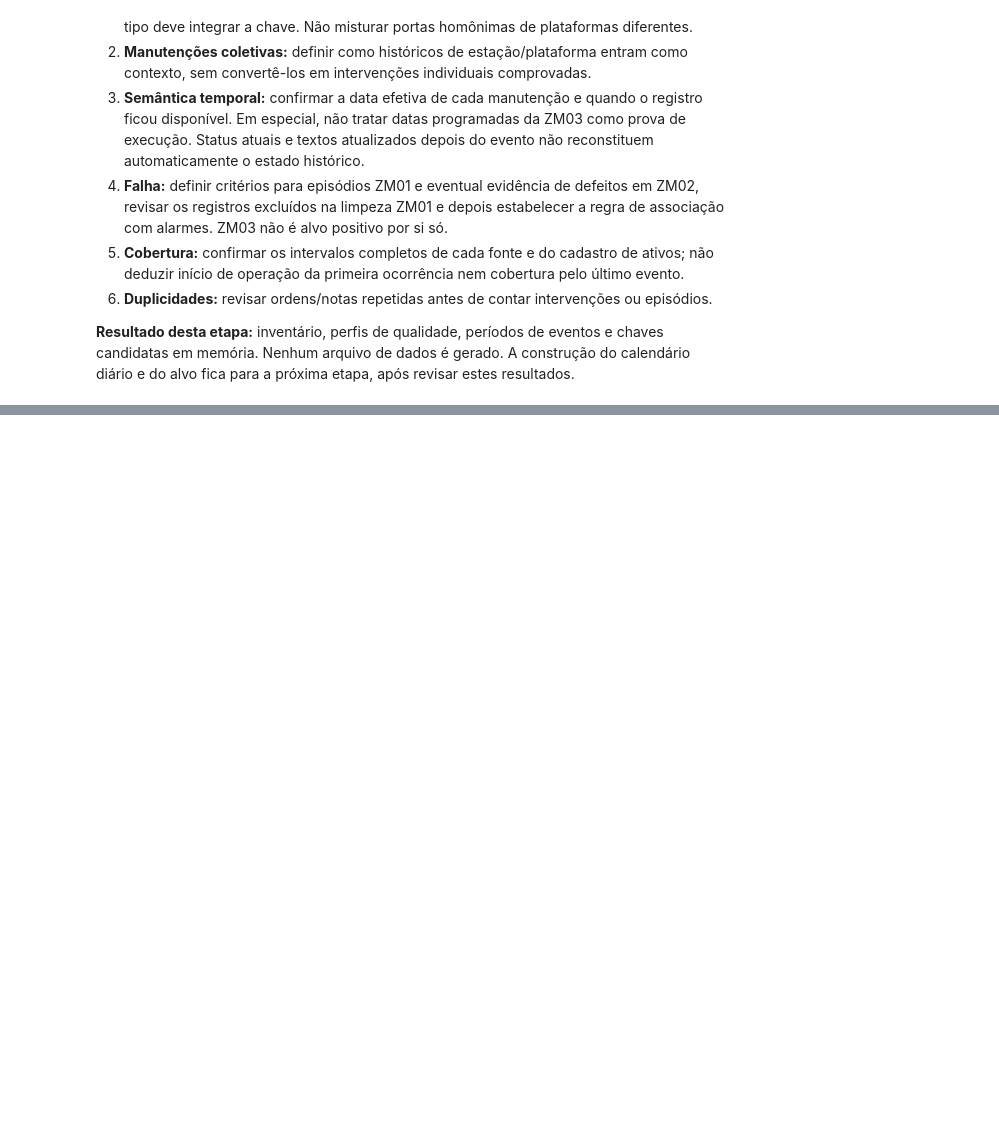
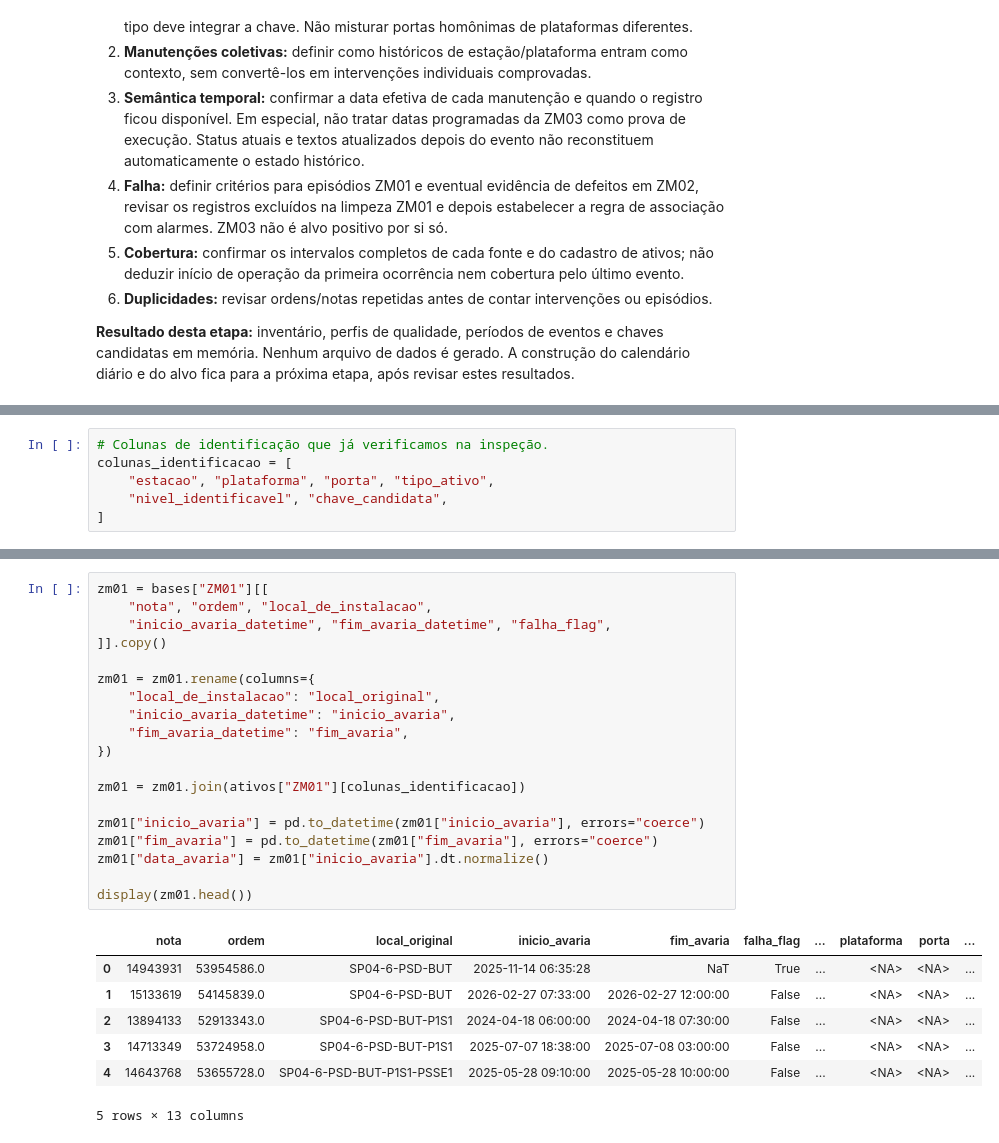
Before and after one commit to joaocardosodias/Lumem, a Jupyter notebook: models/modelo-rnn-1/01-criacao-tabela-mestra.ipynb, the cells around one changed output, grey strips where cells are left out. Drawn from its saved outputs; the diff is of its cells as text; blank space fills up the shorter version.

```diff
--- a/models/modelo-rnn-1/01-criacao-tabela-mestra.ipynb
+++ b/models/modelo-rnn-1/01-criacao-tabela-mestra.ipynb
@@ -564,0 +577,6 @@ ZM02 — indisponivel_flag
+# %%
+# Colunas de identificação que já verificamos na inspeção.
+colunas_identificacao = [
+    "estacao", "plataforma", "porta", "tipo_ativo",
+    "nivel_identificavel", "chave_candidata",
+]
@@ -564,0 +619,27 @@ ZM02 — indisponivel_flag
+# %%
+zm01 = bases["ZM01"][[
+    "nota", "ordem", "local_de_instalacao",
+    "inicio_avaria_datetime", "fim_avaria_datetime", "falha_flag",
+]].copy()
+
+zm01 = zm01.rename(columns={
+    "local_de_instalacao": "local_original",
+    "inicio_avaria_datetime": "inicio_avaria",
+    "fim_avaria_datetime": "fim_avaria",
+})
+
+zm01 = zm01.join(ativos["ZM01"][colunas_identificacao])
+
+zm01["inicio_avaria"] = pd.to_datetime(zm01["inicio_avaria"], errors="coerce")
+zm01["fim_avaria"] = pd.to_datetime(zm01["fim_avaria"], errors="coerce")
+zm01["data_avaria"] = zm01["inicio_avaria"].dt.normalize()
+
+display(zm01.head())
+# %% [output]
+|  | nota | ordem | local_original | inicio_avaria | fim_avaria | falha_flag | ... | plataforma | porta | ... |
+| 0 | 14943931 | 53954586.0 | SP04-6-PSD-BUT | 2025-11-14 06:35:28 | NaT | True | ... | <NA> | <NA> | ... |
+| 1 | 15133619 | 54145839.0 | SP04-6-PSD-BUT | 2026-02-27 07:33:00 | 2026-02-27 12:00:00 | False | ... | <NA> | <NA> | ... |
+| 2 | 13894133 | 52913343.0 | SP04-6-PSD-BUT-P1S1 | 2024-04-18 06:00:00 | 2024-04-18 07:30:00 | False | ... | <NA> | <NA> | ... |
+| 3 | 14713349 | 53724958.0 | SP04-6-PSD-BUT-P1S1 | 2025-07-07 18:38:00 | 2025-07-08 03:00:00 | False | ... | <NA> | <NA> | ... |
+| 4 | 14643768 | 53655728.0 | SP04-6-PSD-BUT-P1S1-PSSE1 | 2025-05-28 09:10:00 | 2025-05-28 10:00:00 | False | ... | <NA> | <NA> | ... |
+5 rows × 13 columns
```
Also changed, not shown: parts of 15 cells of this notebook.
